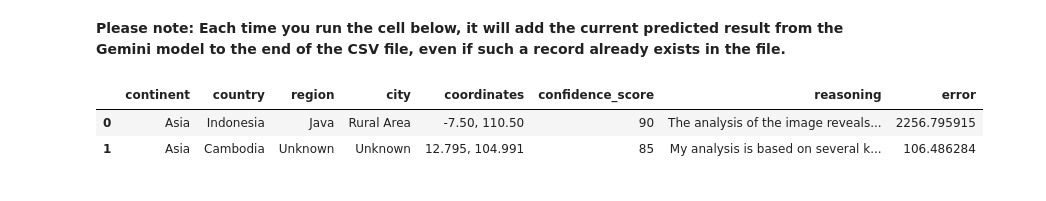
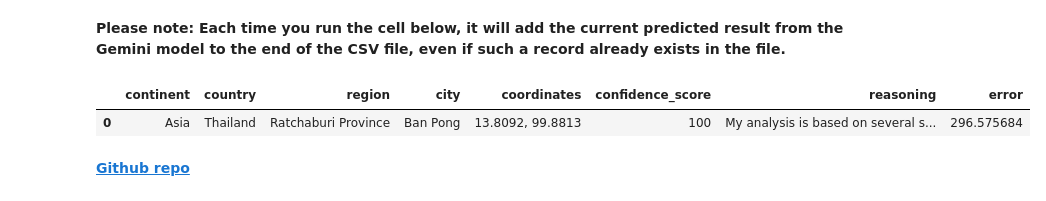
Before and after one commit to ioscbasotcstw/TheAmateur, a Jupyter notebook: TheAmateur.ipynb, the cells around one changed output. Saved outputs shown, nothing was run; the diff lists cells and outputs as text; code cells hidden in the pictures.

```diff
--- a/TheAmateur.ipynb
+++ b/TheAmateur.ipynb
@@ -268,45 +293,19 @@ map_pred
 # %%
 # @title Save predicted results { display-mode: "form" }
 
 # @markdown ### If you want to save the predicted results (location information) in a csv file, you can then download it.
 
 # @markdown By default, the True setting means that you can use this feature. Click on the square to disable this feature.
 prepare_table = True  # @param {type:"boolean"}
 
 # @markdown By default, you cannot download the file, but if you want to download the file, perform the same action as before.
 download = False  # @param {type:"boolean"}
 
-import csv
-import os
-import pandas as pd
-from google.colab import files
+df = prepare_csv(prepare_table=prepare_table, download=download)
 
-if prepare_table:
-  response['error'] = d
-  data = [response]
-
-  fieldnames = ['continent', 'country', 'region', 'city', 'coordinates', 'confidence_score', 'reasoning', 'error']
-  filename = "guesses.csv"
-  is_file = os.path.exists(f"/content/{filename}")
-
-  with open(filename, "a", newline='') as f:
-    writer = csv.DictWriter(f, fieldnames=fieldnames)
-
-    if not is_file:
-      writer.writeheader()
-    writer.writerows(data)
-
-  if download:
-    files.download(f'/content/{filename}')
-
-  df = pd.read_csv(f"/content/{filename}")
+df
+# %% [output]
+|  | continent | country | region | city | coordinates | confidence_score | reasoning | error |
+| 0 | Asia | Thailand | Ratchaburi Province | Ban Pong | 13.8092, 99.8813 | 100 | My analysis is based on several s... | 296.575684 |
-# %%
-# @title Run this cell to see the csv file { display-mode: "form" }
-
-# @markdown ### Tap to preview the csv file
-
-df
-# %% [output]
-|  | continent | country | region | city | coordinates | confidence_score | reasoning | error |
-| 0 | Asia | Indonesia | Java | Rural Area | -7.50, 110.50 | 90 | The analysis of the image reveals... | 2256.795915 |
-| 1 | Asia | Cambodia | Unknown | Unknown | 12.795, 104.991 | 85 | My analysis is based on several k... | 106.486284 |
+# %% [markdown]
+**[Github repo](https://github.com/ioscbasotcstw/TheAmateur)**
```
Also changed, not shown: parts of 4 cells of this notebook.
